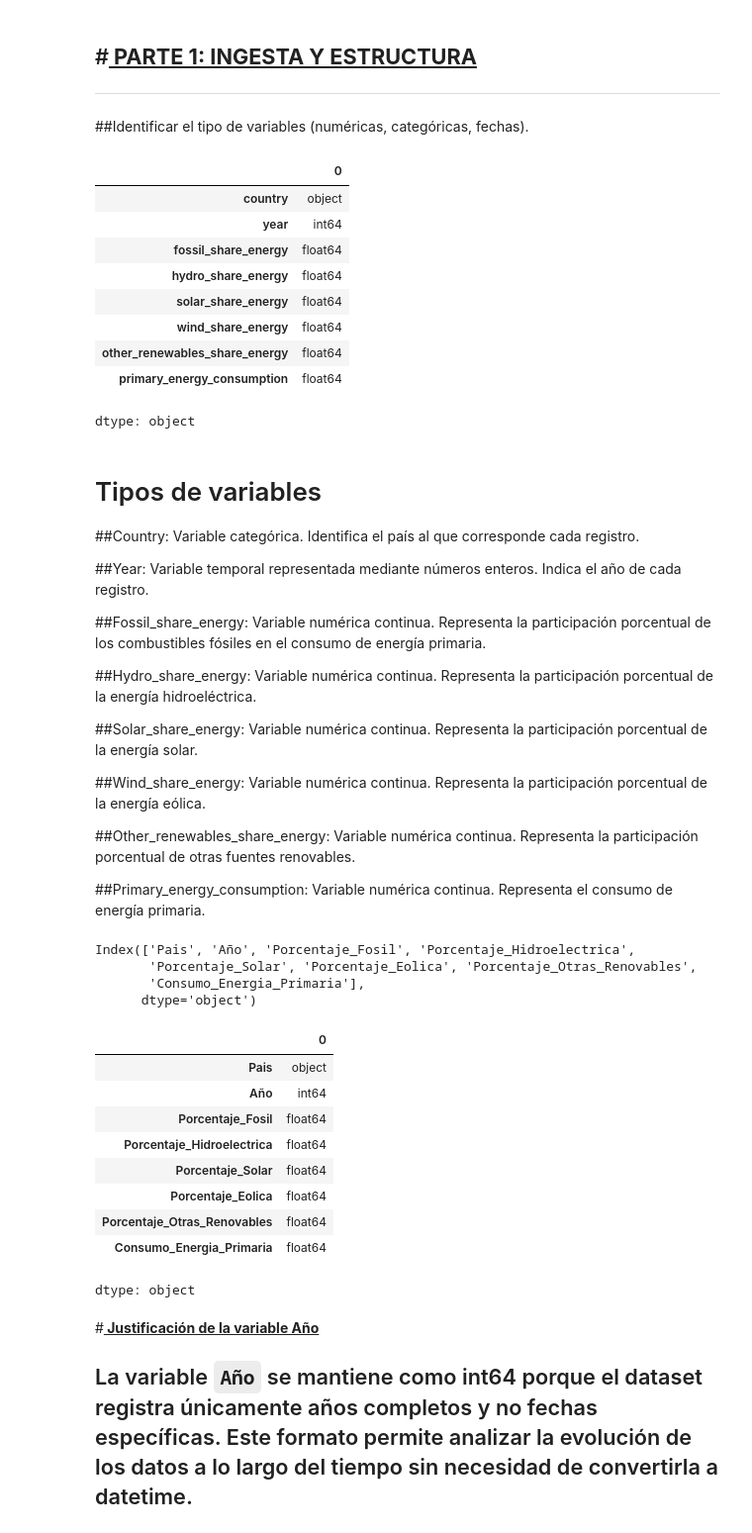
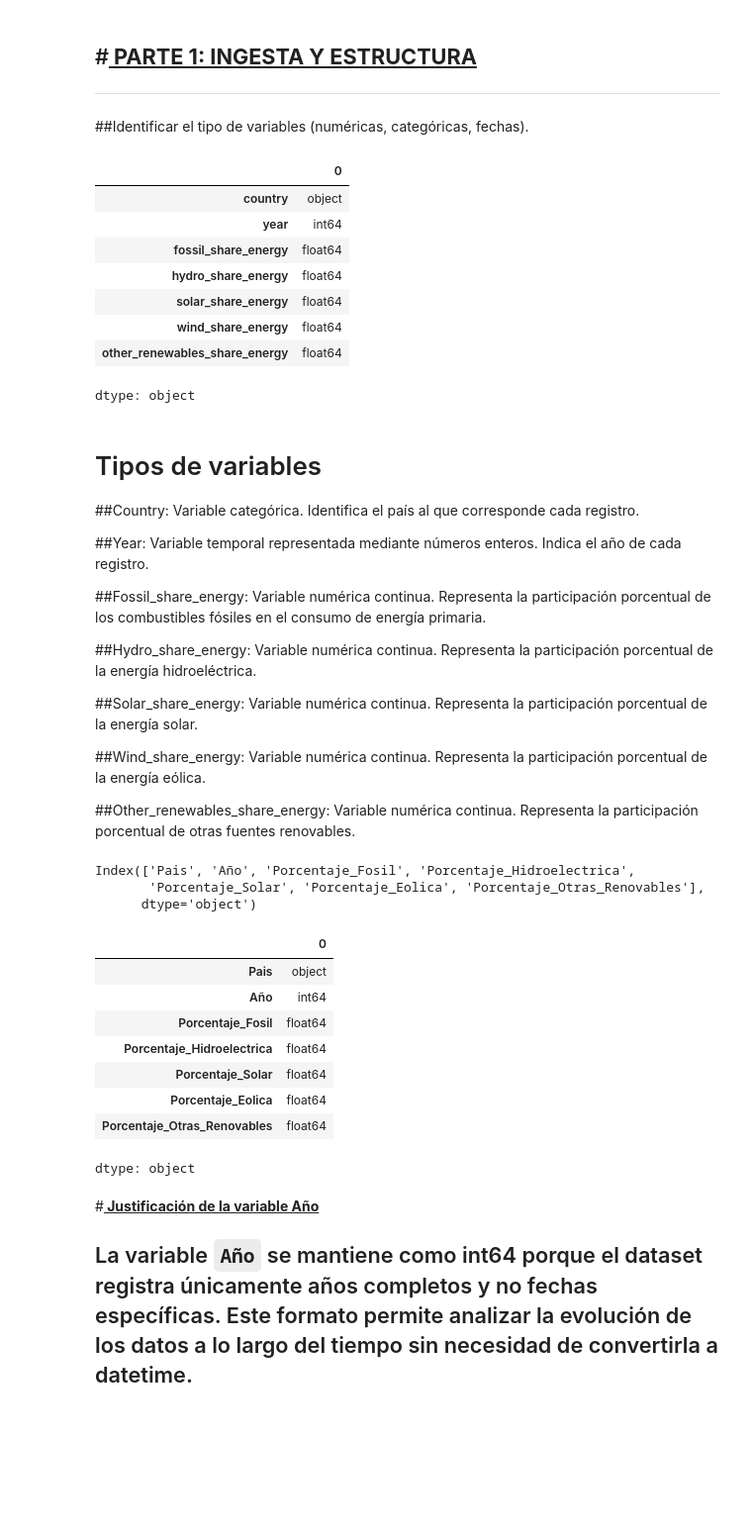
Before and after one commit to dacdemon/ITD, a Jupyter notebook: INTEGRADOR CORIA DAMIAN.ipynb, the cells around one changed output. Shown at 99% size. Cells and saved outputs as stored; diff of their text form; code cells hidden in the pictures; blank space fills up the shorter version.

```diff
--- a/INTEGRADOR CORIA DAMIAN.ipynb
+++ b/INTEGRADOR CORIA DAMIAN.ipynb
@@ -137,8 +137,7 @@ columnas_seleccionadas = [
     "hydro_share_energy",
     "solar_share_energy",
     "wind_share_energy",
-    "other_renewables_share_energy",
-    "primary_energy_consumption"]
+    "other_renewables_share_energy"]
 
 # Se conservan las columnas seleccionadas y se eliminan las filas con valores nulos
 
@@ -181,7 +180,6 @@ display(df.dtypes)
 | solar_share_energy | float64 |
 | wind_share_energy | float64 |
 | other_renewables_share_energy | float64 |
-| primary_energy_consumption | float64 |
 dtype: object
 # %% [markdown]
 # Tipos de variables
@@ -199,42 +197,37 @@ dtype: object
 ##Wind_share_energy: Variable numérica continua. Representa la participación porcentual de la energía eólica.
 
 ##Other_renewables_share_energy: Variable numérica continua. Representa la participación porcentual de otras fuentes renovables.
-
-##Primary_energy_consumption: Variable numérica continua. Representa el consumo de energía primaria.
 # %%
 # Renombramos las columnas para facilitar su lectura durante el análisis
 
 df = df.rename(columns={
     "country": "Pais",
     "year": "Año",
     "fossil_share_energy": "Porcentaje_Fosil",
     "hydro_share_energy": "Porcentaje_Hidroelectrica",
     "solar_share_energy": "Porcentaje_Solar",
     "wind_share_energy": "Porcentaje_Eolica",
-    "other_renewables_share_energy": "Porcentaje_Otras_Renovables",
-    "primary_energy_consumption": "Consumo_Energia_Primaria"})
+    "other_renewables_share_energy": "Porcentaje_Otras_Renovables"})
 
 # Verificamos los nuevos nombres
 
 print(df.columns)
 
 # volvemos a Verificar los tipos de datos
 
 display(df.dtypes)
 # %% [output]
 Index(['Pais', 'Año', 'Porcentaje_Fosil', 'Porcentaje_Hidroelectrica',
-       'Porcentaje_Solar', 'Porcentaje_Eolica', 'Porcentaje_Otras_Renovables',
-       'Consumo_Energia_Primaria'],
+       'Porcentaje_Solar', 'Porcentaje_Eolica', 'Porcentaje_Otras_Renovables'],
       dtype='object')
 |  | 0 |
 | Pais | object |
 | Año | int64 |
 | Porcentaje_Fosil | float64 |
 | Porcentaje_Hidroelectrica | float64 |
 | Porcentaje_Solar | float64 |
 | Porcentaje_Eolica | float64 |
 | Porcentaje_Otras_Renovables | float64 |
-| Consumo_Energia_Primaria | float64 |
 dtype: object
 # %% [markdown]
 #<u><b> Justificación de la variable Año </b></u>
```
Also changed, not shown: parts of 50 cells of this notebook.
